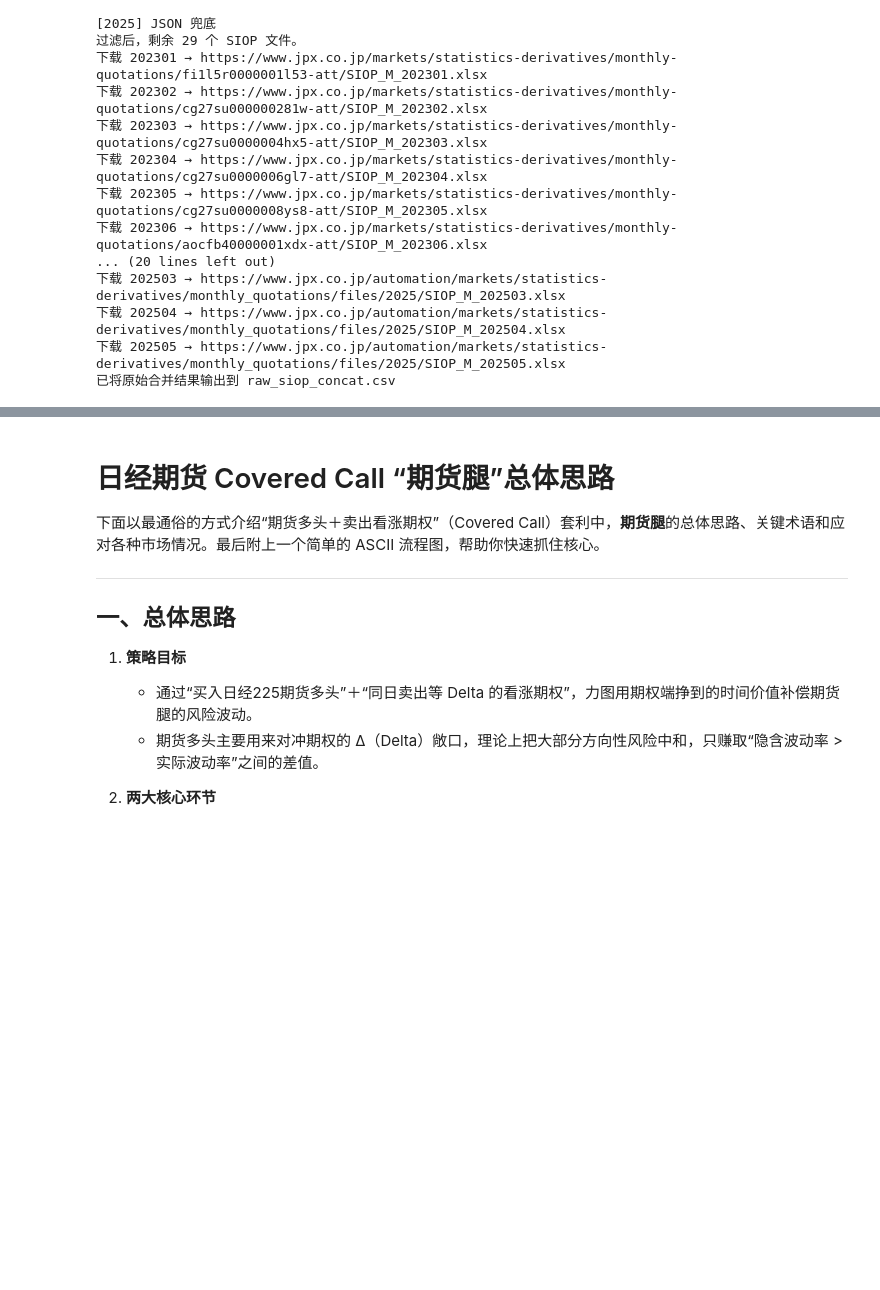
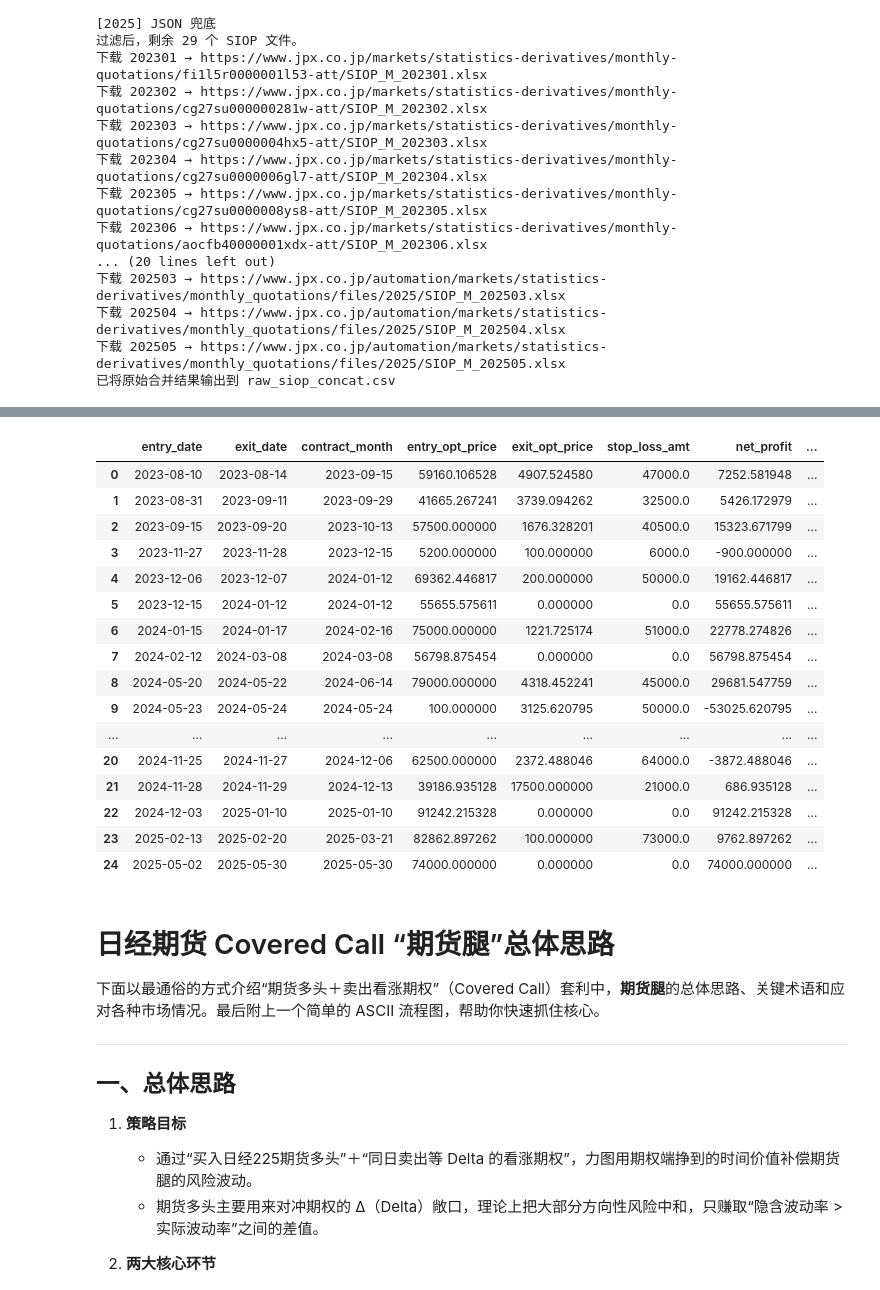
Before and after one commit to tenofovir/stock_analysis_tool, a Jupyter notebook: Quant.ipynb, the cells around one changed output, grey strips where cells are left out. Drawn from its saved outputs; the diff is of its cells as text; code cells hidden in the pictures; blank space fills up the shorter version.

```diff
--- a/Quant.ipynb
+++ b/Quant.ipynb
@@ -426,0 +1062,20 @@ for (pname, pcode) in prod_map.items():
+# %%
+result_df_filtered_1
+# %% [output]
+|  | entry_date | exit_date | contract_month | entry_opt_price | exit_opt_price | stop_loss_amt | net_profit | ... |
+| 0 | 2023-08-10 | 2023-08-14 | 2023-09-15 | 59160.106528 | 4907.524580 | 47000.0 | 7252.581948 | ... |
+| 1 | 2023-08-31 | 2023-09-11 | 2023-09-29 | 41665.267241 | 3739.094262 | 32500.0 | 5426.172979 | ... |
+| 2 | 2023-09-15 | 2023-09-20 | 2023-10-13 | 57500.000000 | 1676.328201 | 40500.0 | 15323.671799 | ... |
+| 3 | 2023-11-27 | 2023-11-28 | 2023-12-15 | 5200.000000 | 100.000000 | 6000.0 | -900.000000 | ... |
+| 4 | 2023-12-06 | 2023-12-07 | 2024-01-12 | 69362.446817 | 200.000000 | 50000.0 | 19162.446817 | ... |
+| 5 | 2023-12-15 | 2024-01-12 | 2024-01-12 | 55655.575611 | 0.000000 | 0.0 | 55655.575611 | ... |
+| 6 | 2024-01-15 | 2024-01-17 | 2024-02-16 | 75000.000000 | 1221.725174 | 51000.0 | 22778.274826 | ... |
+| 7 | 2024-02-12 | 2024-03-08 | 2024-03-08 | 56798.875454 | 0.000000 | 0.0 | 56798.875454 | ... |
+| 8 | 2024-05-20 | 2024-05-22 | 2024-06-14 | 79000.000000 | 4318.452241 | 45000.0 | 29681.547759 | ... |
+| 9 | 2024-05-23 | 2024-05-24 | 2024-05-24 | 100.000000 | 3125.620795 | 50000.0 | -53025.620795 | ... |
+| ... | ... | ... | ... | ... | ... | ... | ... | ... |
+| 20 | 2024-11-25 | 2024-11-27 | 2024-12-06 | 62500.000000 | 2372.488046 | 64000.0 | -3872.488046 | ... |
+| 21 | 2024-11-28 | 2024-11-29 | 2024-12-13 | 39186.935128 | 17500.000000 | 21000.0 | 686.935128 | ... |
+| 22 | 2024-12-03 | 2025-01-10 | 2025-01-10 | 91242.215328 | 0.000000 | 0.0 | 91242.215328 | ... |
+| 23 | 2025-02-13 | 2025-02-20 | 2025-03-21 | 82862.897262 | 100.000000 | 73000.0 | 9762.897262 | ... |
+| 24 | 2025-05-02 | 2025-05-30 | 2025-05-30 | 74000.000000 | 0.000000 | 0.0 | 74000.000000 | ... |
```
Also changed, not shown: parts of 28 cells of this notebook.
